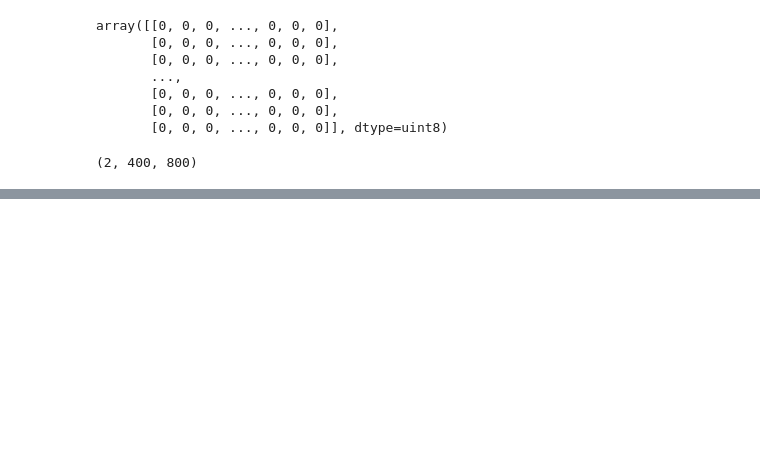
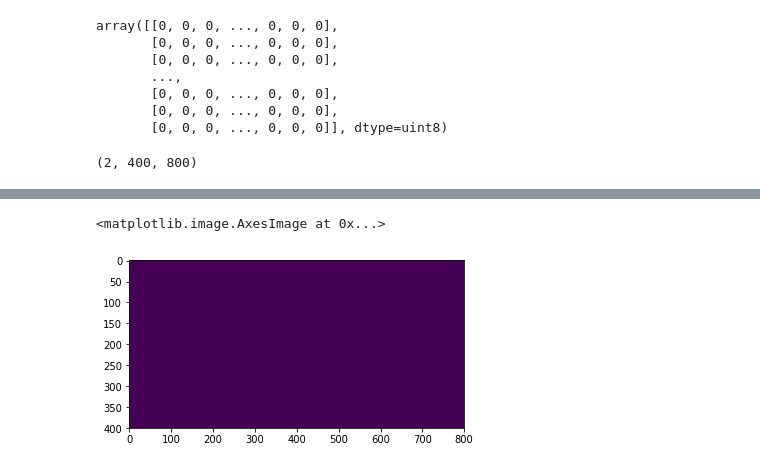
Before and after one commit to bakamoridesu/Lyft-Perception-Challenge, a Jupyter notebook: Notebook.ipynb, the cells around one changed output, grey strips where cells are left out. Saved outputs shown, nothing was run; the diff lists cells and outputs as text; code cells hidden in the pictures; blank space fills up the shorter version.

Commit message:
Built a model what works fine. It's time to finetune

```diff
--- a/Notebook.ipynb
+++ b/Notebook.ipynb
@@ -175,0 +264,4 @@ model.summary()
+# %%
+test_img = np.expand_dims(test_img, axis=0)
+# %%
+pred = model.predict(test_img)
@@ -175,0 +270,2 @@ model.summary()
+# %%
+pred = pred[0]
@@ -175,0 +278,3 @@ model.summary()
+# %%
+pp1 = pred[:,:,1]
+plt.imshow(pp1)
@@ -175,0 +284,7 @@ model.summary()
+# %%
+zz = np.zeros((400,800), dtype=np.uint8)
+zz[pp1 < 1.4] = 1.0
+plt.imshow(zz)
+# %% [output]
+<matplotlib.image.AxesImage at 0x...>
+[figure, added]
```
Also changed, not shown: parts of 17 cells of this notebook.
